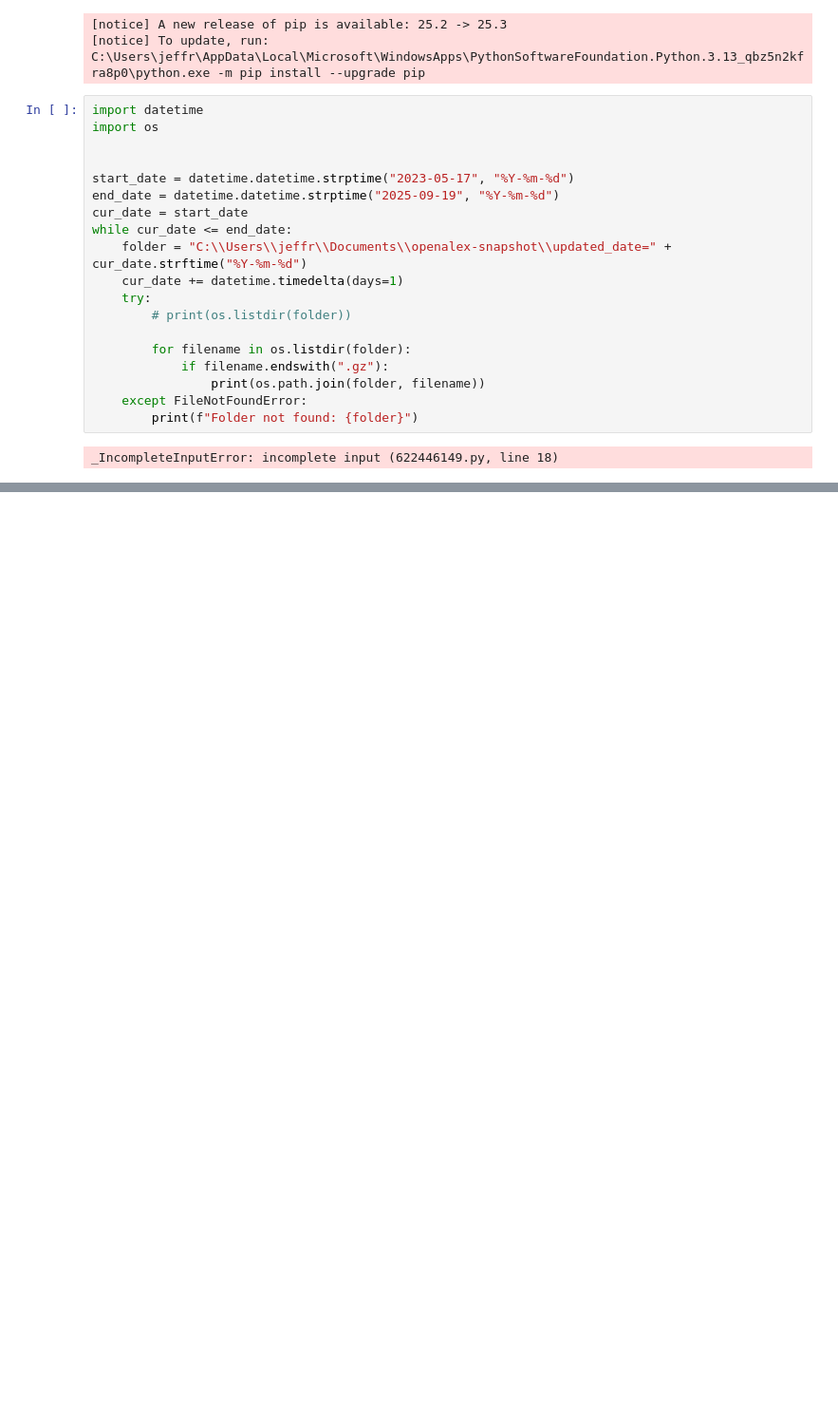
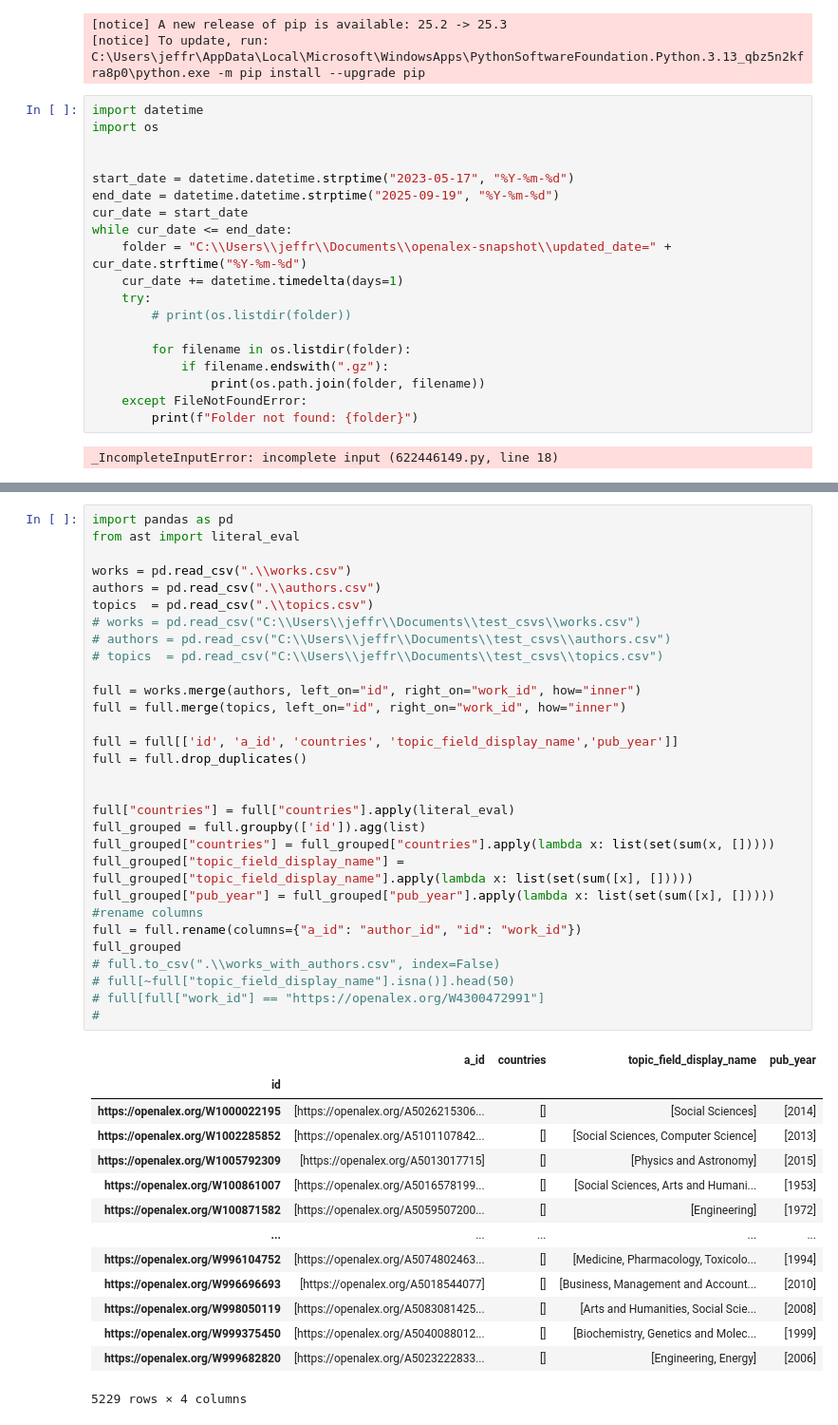
Before and after one commit to JeffreyMullins/Visualizing_AI_Research_and_Connectedness, a Jupyter notebook: static/test_note.ipynb, the cells around one changed output, grey strips where cells are left out. Shown: that part at 95% size. Saved outputs shown, nothing was run; the diff lists cells and outputs as text; blank space fills up the shorter version.

```diff
--- a/static/test_note.ipynb
+++ b/static/test_note.ipynb
@@ -376,3 +377,48 @@ referenced_works.to_csv(folder + "\\referenced_works.csv", index=False)
 # os.remove(os.path.join(folder, filename))
 # %% [output]
 KeyboardInterrupt:
+# %%
+import pandas as pd
+from ast import literal_eval
+
+works = pd.read_csv(".\\works.csv")
+authors = pd.read_csv(".\\authors.csv")
+topics  = pd.read_csv(".\\topics.csv")
+# works = pd.read_csv("C:\\Users\\jeffr\\Documents\\test_csvs\\works.csv")
+# authors = pd.read_csv("C:\\Users\\jeffr\\Documents\\test_csvs\\authors.csv")
+# topics  = pd.read_csv("C:\\Users\\jeffr\\Documents\\test_csvs\\topics.csv")
+
+full = works.merge(authors, left_on="id", right_on="work_id", how="inner")
+full = full.merge(topics, left_on="id", right_on="work_id", how="inner")
+
+full = full[['id', 'a_id', 'countries', 'topic_field_display_name','pub_year']]
+full = full.drop_duplicates()
+
+
+full["countries"] = full["countries"].apply(literal_eval)
+full_grouped = full.groupby(['id']).agg(list)
+full_grouped["countries"] = full_grouped["countries"].apply(lambda x: list(set(sum(x, []))))
+full_grouped["topic_field_display_name"] = full_grouped["topic_field_display_name"].apply(lambda x: list(set(sum([x], []))))
+full_grouped["pub_year"] = full_grouped["pub_year"].apply(lambda x: list(set(sum([x], []))))
+#rename columns
+full = full.rename(columns={"a_id": "author_id", "id": "work_id"})
+full_grouped
+# full.to_csv(".\\works_with_authors.csv", index=False)
+# full[~full["topic_field_display_name"].isna()].head(50)
+# full[full["work_id"] == "https://openalex.org/W4300472991"]
+#
+# %% [output]
+|  | a_id | countries | topic_field_display_name | pub_year |
+| id |  |  |  |  |
+| https://openalex.org/W1000022195 | [https://openalex.org/A5026215306... | [] | [Social Sciences] | [2014] |
+| https://openalex.org/W1002285852 | [https://openalex.org/A5101107842... | [] | [Social Sciences, Computer Science] | [2013] |
+| https://openalex.org/W1005792309 | [https://openalex.org/A5013017715] | [] | [Physics and Astronomy] | [2015] |
+| https://openalex.org/W100861007 | [https://openalex.org/A5016578199... | [] | [Social Sciences, Arts and Humani... | [1953] |
+| https://openalex.org/W100871582 | [https://openalex.org/A5059507200... | [] | [Engineering] | [1972] |
+| ... | ... | ... | ... | ... |
+| https://openalex.org/W996104752 | [https://openalex.org/A5074802463... | [] | [Medicine, Pharmacology, Toxicolo... | [1994] |
+| https://openalex.org/W996696693 | [https://openalex.org/A5018544077] | [] | [Business, Management and Account... | [2010] |
+| https://openalex.org/W998050119 | [https://openalex.org/A5083081425... | [] | [Arts and Humanities, Social Scie... | [2008] |
+| https://openalex.org/W999375450 | [https://openalex.org/A5040088012... | [] | [Biochemistry, Genetics and Molec... | [1999] |
+| https://openalex.org/W999682820 | [https://openalex.org/A5023222833... | [] | [Engineering, Energy] | [2006] |
+5229 rows × 4 columns
```
Also changed, not shown: parts of 3 cells of this notebook.
